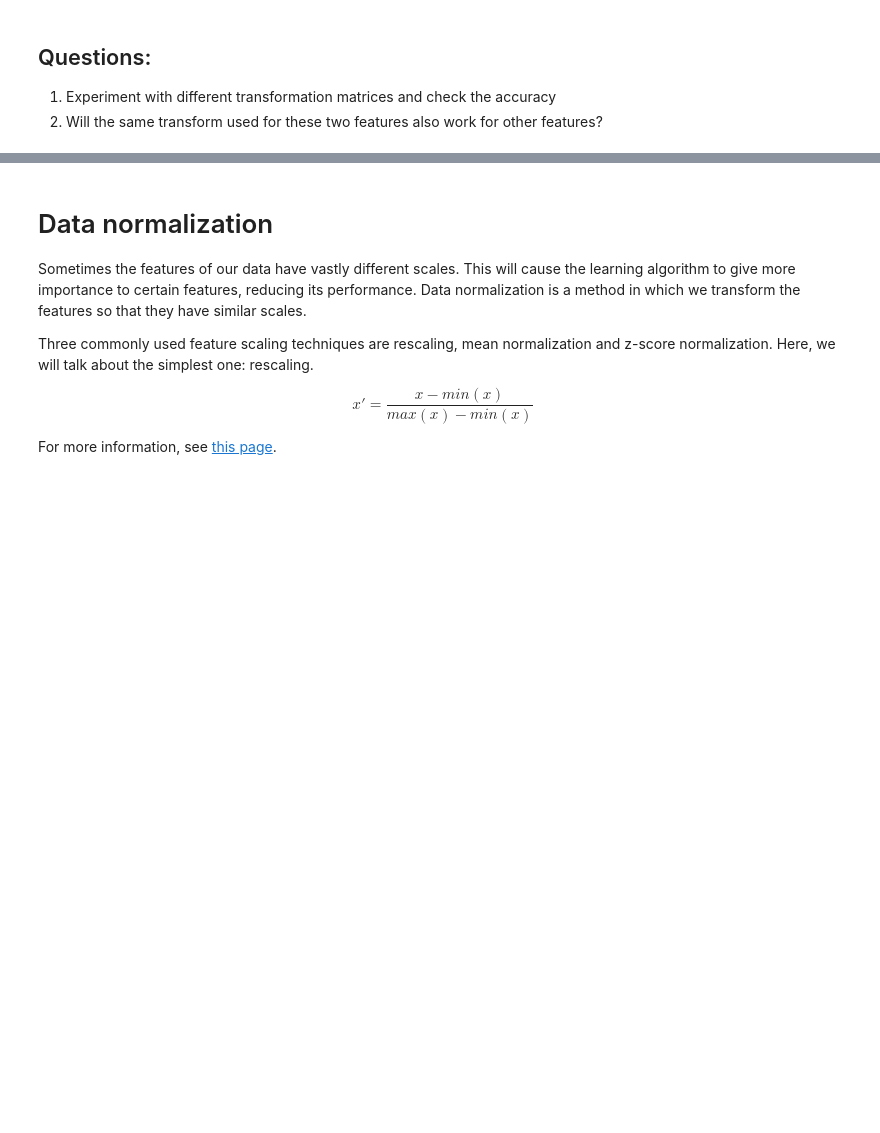
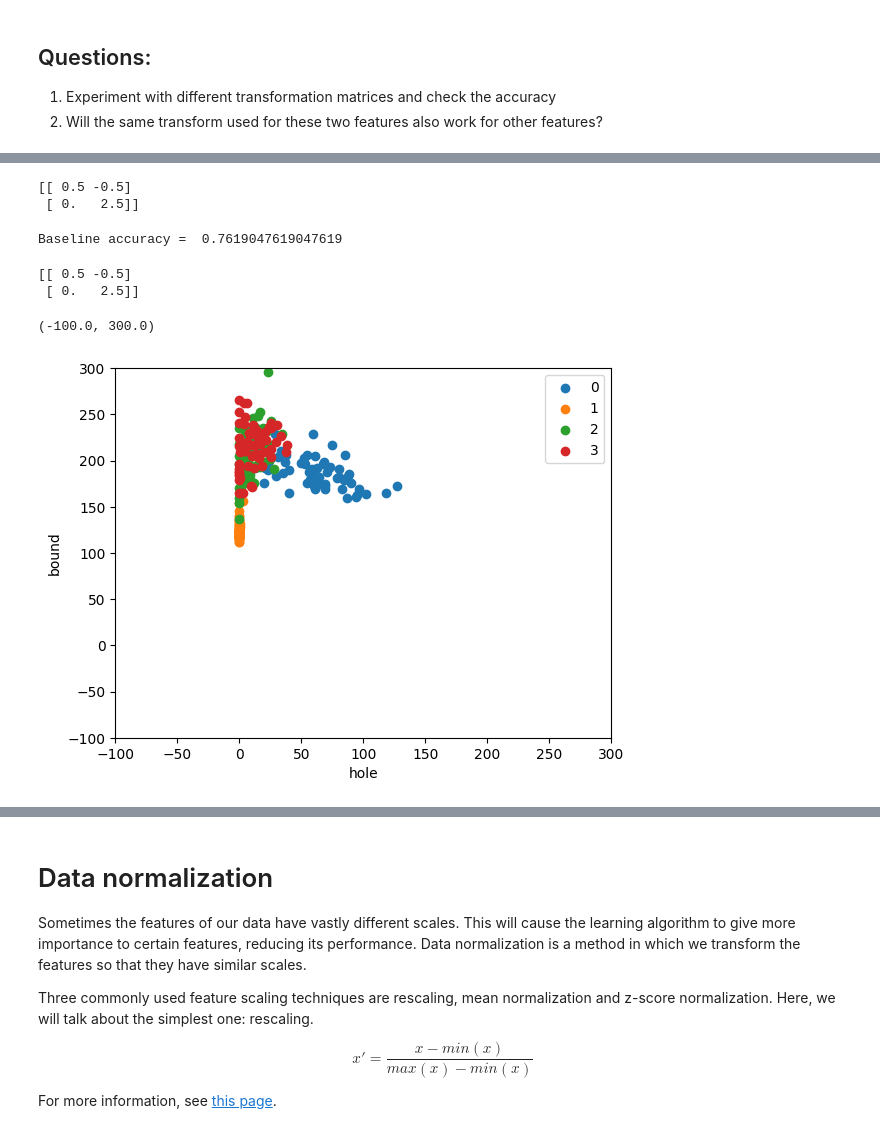
Before and after one commit to Shanmithadurga123/Fmml, a Jupyter notebook: Module_01_Lab_04_LinearAlgebra.ipynb, the cells around one changed output, grey strips where cells are left out. Saved outputs shown, nothing was run; the diff lists cells and outputs as text; code cells hidden in the pictures; blank space fills up the shorter version.

```diff
--- a/Module_01_Lab_04_LinearAlgebra.ipynb
+++ b/Module_01_Lab_04_LinearAlgebra.ipynb
@@ -412,0 +334,35 @@ Accuracy after transform =  0.8095238095238095
+# %%
+# fix limits of x and y axis so that we can see what is going on
+xlim=[-100,300]
+ylim=[-100,300]
+fig, ax = plotData(train_feats, train_y)
+ax.set_xlim(xlim)
+ax.set_ylim(ylim)
+# %%
+print(transform)
+# %% [output]
+[[ 0.5 -0.5]
+ [ 0.   2.5]]
+# %%
+test_pred = NN(train_feats, train_y, test_feats)
+acc = Accuracy(test_y, test_pred)
+print('Baseline accuracy = ', acc)
+# %% [output]
+Baseline accuracy =  0.7619047619047619
+# %%
+transform = np.array([[0.8,-0.8],[0,2.8]])
+
+train_feats_t = np.matmul(train_feats, transform)
+test_feats_t = np.matmul(test_feats, transform)  # whatever transform we are applying to the training set should be applied to the test set also
+# %%
+print(transform)
+# %% [output]
+[[ 0.5 -0.5]
+ [ 0.   2.5]]
+# %%
+fig, ax = plotData(train_feats_t, train_y)
+ax.set_xlim(xlim)
+ax.set_ylim(ylim)
+# %% [output]
+(-100.0, 300.0)
+[figure, added]
```
Also changed, not shown: parts of 4 cells of this notebook.
